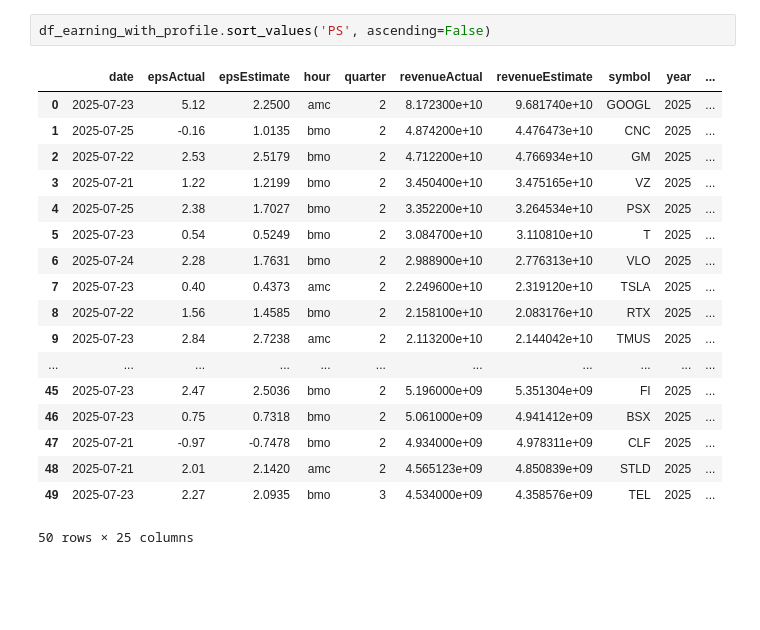
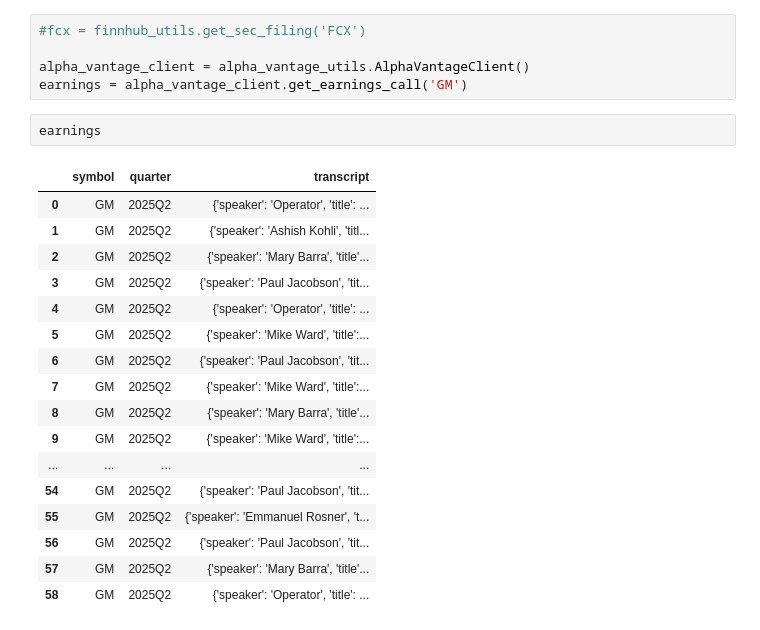
Before and after one commit to jiongmumu/TradingAgents, a Jupyter notebook: tradingagents/dataflows/test_utils.ipynb, the cells around one changed output. Drawn from its saved outputs; the diff is of its cells as text; blank space fills up the shorter version.

Commit message:
Add alpha vantage, finnhub, draw candle lib, call openai with image.
Also add api usage by checking local sqllite,

```diff
--- a/tradingagents/dataflows/test_utils.ipynb
+++ b/tradingagents/dataflows/test_utils.ipynb
@@ -37,21 +31,25 @@ df_earning_with_profile['PS'] = df_earning_with_profile['marketCapitalization']/
-# %%
-df_earning_with_profile.sort_values('PS', ascending=False)
-# %% [output]
-|  | date | epsActual | epsEstimate | hour | quarter | revenueActual | revenueEstimate | symbol | year | ... |
-| 0 | 2025-07-23 | 5.12 | 2.2500 | amc | 2 | 8.172300e+10 | 9.681740e+10 | GOOGL | 2025 | ... |
-| 1 | 2025-07-25 | -0.16 | 1.0135 | bmo | 2 | 4.874200e+10 | 4.476473e+10 | CNC | 2025 | ... |
-| 2 | 2025-07-22 | 2.53 | 2.5179 | bmo | 2 | 4.712200e+10 | 4.766934e+10 | GM | 2025 | ... |
-| 3 | 2025-07-21 | 1.22 | 1.2199 | bmo | 2 | 3.450400e+10 | 3.475165e+10 | VZ | 2025 | ... |
-| 4 | 2025-07-25 | 2.38 | 1.7027 | bmo | 2 | 3.352200e+10 | 3.264534e+10 | PSX | 2025 | ... |
-| 5 | 2025-07-23 | 0.54 | 0.5249 | bmo | 2 | 3.084700e+10 | 3.110810e+10 | T | 2025 | ... |
-| 6 | 2025-07-24 | 2.28 | 1.7631 | bmo | 2 | 2.988900e+10 | 2.776313e+10 | VLO | 2025 | ... |
-| 7 | 2025-07-23 | 0.40 | 0.4373 | amc | 2 | 2.249600e+10 | 2.319120e+10 | TSLA | 2025 | ... |
-| 8 | 2025-07-22 | 1.56 | 1.4585 | bmo | 2 | 2.158100e+10 | 2.083176e+10 | RTX | 2025 | ... |
-| 9 | 2025-07-23 | 2.84 | 2.7238 | amc | 2 | 2.113200e+10 | 2.144042e+10 | TMUS | 2025 | ... |
-| ... | ... | ... | ... | ... | ... | ... | ... | ... | ... | ... |
-| 45 | 2025-07-23 | 2.47 | 2.5036 | bmo | 2 | 5.196000e+09 | 5.351304e+09 | FI | 2025 | ... |
-| 46 | 2025-07-23 | 0.75 | 0.7318 | bmo | 2 | 5.061000e+09 | 4.941412e+09 | BSX | 2025 | ... |
-| 47 | 2025-07-21 | -0.97 | -0.7478 | bmo | 2 | 4.934000e+09 | 4.978311e+09 | CLF | 2025 | ... |
-| 48 | 2025-07-21 | 2.01 | 2.1420 | amc | 2 | 4.565123e+09 | 4.850839e+09 | STLD | 2025 | ... |
-| 49 | 2025-07-23 | 2.27 | 2.0935 | bmo | 3 | 4.534000e+09 | 4.358576e+09 | TEL | 2025 | ... |
-50 rows × 25 columns
+# %%
+#fcx = finnhub_utils.get_sec_filing('FCX')
+
+alpha_vantage_client = alpha_vantage_utils.AlphaVantageClient()
+earnings = alpha_vantage_client.get_earnings_call('GM')
+# %%
+earnings
+# %% [output]
+|  | symbol | quarter | transcript |
+| 0 | GM | 2025Q2 | {'speaker': 'Operator', 'title': ... |
+| 1 | GM | 2025Q2 | {'speaker': 'Ashish Kohli', 'titl... |
+| 2 | GM | 2025Q2 | {'speaker': 'Mary Barra', 'title'... |
+| 3 | GM | 2025Q2 | {'speaker': 'Paul Jacobson', 'tit... |
+| 4 | GM | 2025Q2 | {'speaker': 'Operator', 'title': ... |
+| 5 | GM | 2025Q2 | {'speaker': 'Mike Ward', 'title':... |
+| 6 | GM | 2025Q2 | {'speaker': 'Paul Jacobson', 'tit... |
+| 7 | GM | 2025Q2 | {'speaker': 'Mike Ward', 'title':... |
+| 8 | GM | 2025Q2 | {'speaker': 'Mary Barra', 'title'... |
+| 9 | GM | 2025Q2 | {'speaker': 'Mike Ward', 'title':... |
+| ... | ... | ... | ... |
+| 54 | GM | 2025Q2 | {'speaker': 'Paul Jacobson', 'tit... |
+| 55 | GM | 2025Q2 | {'speaker': 'Emmanuel Rosner', 't... |
+| 56 | GM | 2025Q2 | {'speaker': 'Paul Jacobson', 'tit... |
+| 57 | GM | 2025Q2 | {'speaker': 'Mary Barra', 'title'... |
+| 58 | GM | 2025Q2 | {'speaker': 'Operator', 'title': ... |
```
Also changed, not shown: parts of 20 cells of this notebook, 6 other files.
